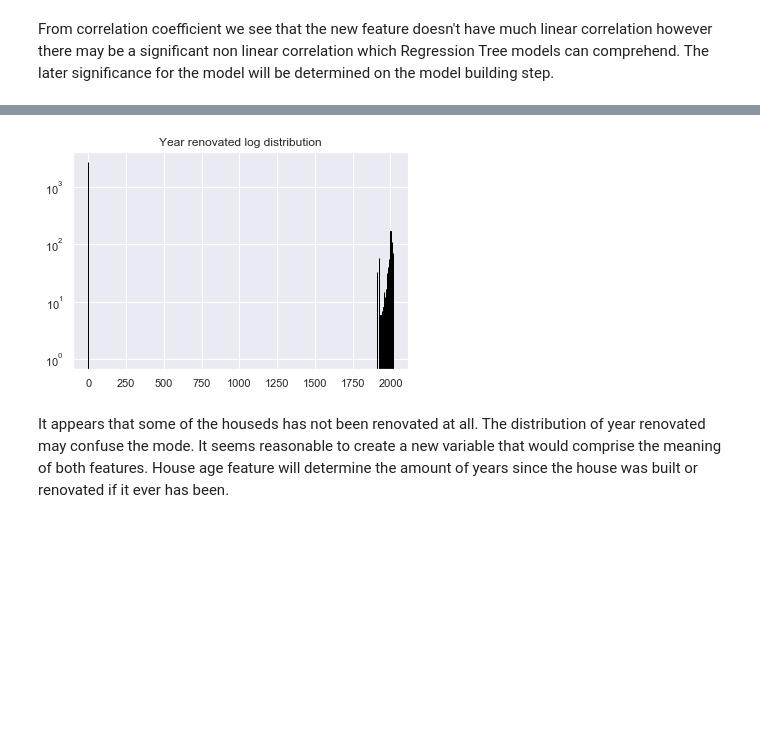
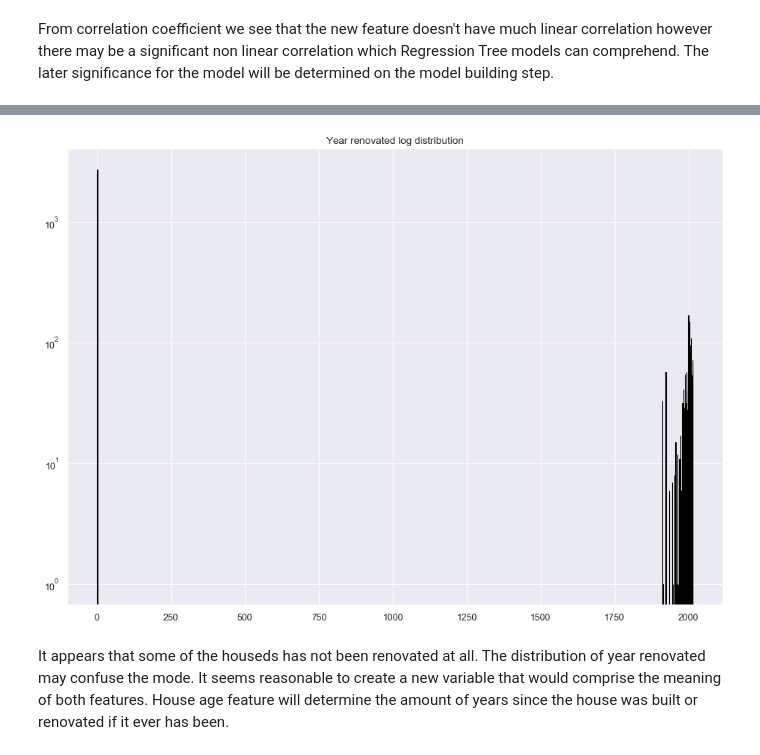
Before and after one commit to oleh-sorokin/House_prices, a Jupyter notebook: House_prices_prediction.ipynb, the cells around one changed output, grey strips where cells are left out. Drawn from its saved outputs; the diff is of its cells as text; code cells hidden in the pictures; blank space fills up the shorter version.

```diff
--- a/House_prices_prediction.ipynb
+++ b/House_prices_prediction.ipynb
@@ -145,11 +162,12 @@ plt.show()
 # %%
 #Year renovated visualization
+plt.figure(figsize=(14, 10), dpi= 80, facecolor='w', edgecolor='k')
 yr_ren_val_count = data.yr_renovated.value_counts()
 plt.bar(yr_ren_val_count.index,yr_ren_val_count.values,log=True,color='black',edgecolor='black')
 plt.title('Year renovated log distribution')
 plt.show()
 # %% [output]
-[figure, old version]
+[figure, new version]
 # %% [markdown]
 It appears that some of the houseds has not been renovated at all. The distribution of year renovated may confuse the mode. It seems reasonable to create a new variable that would comprise the meaning of both features.
 House age feature will determine the amount of years since the house was built or renovated if it ever has been.
```
Also changed, not shown: parts of 44 cells of this notebook.
